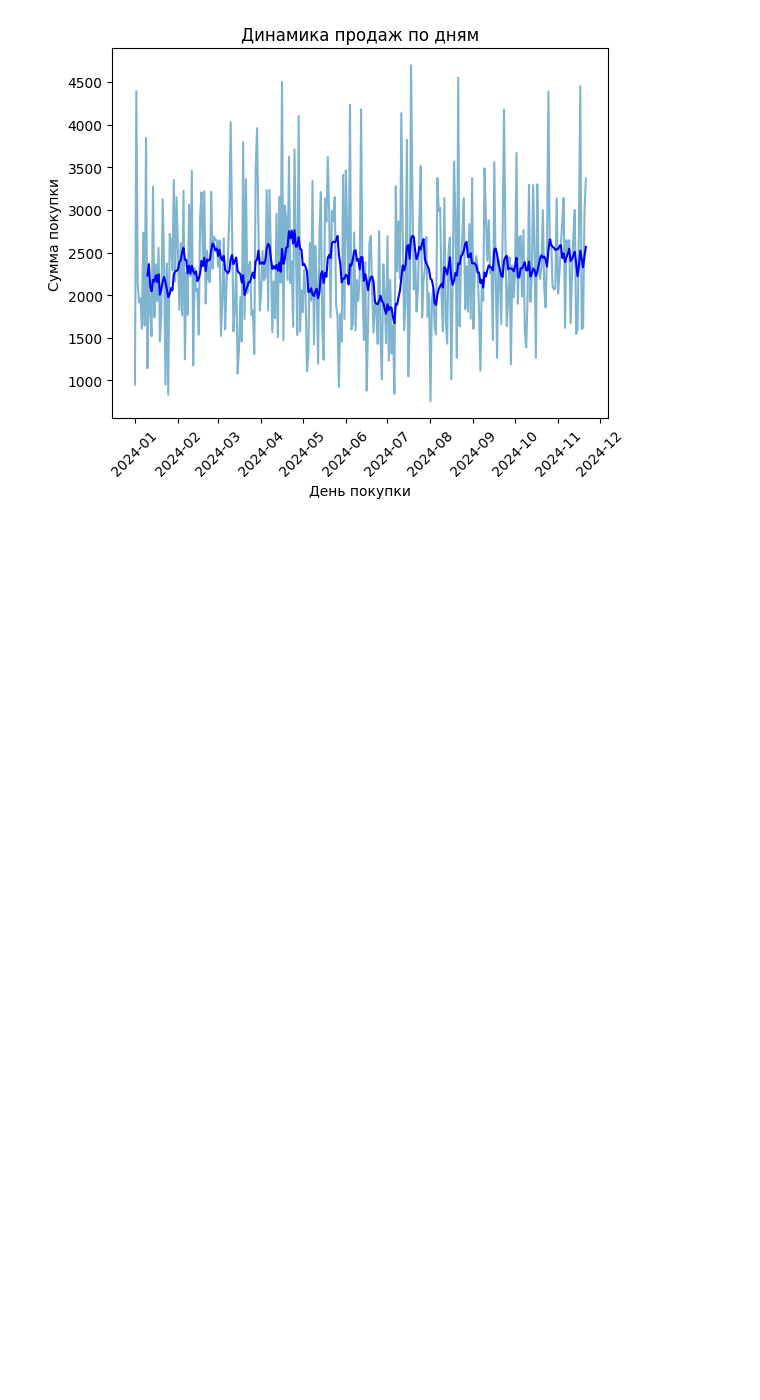
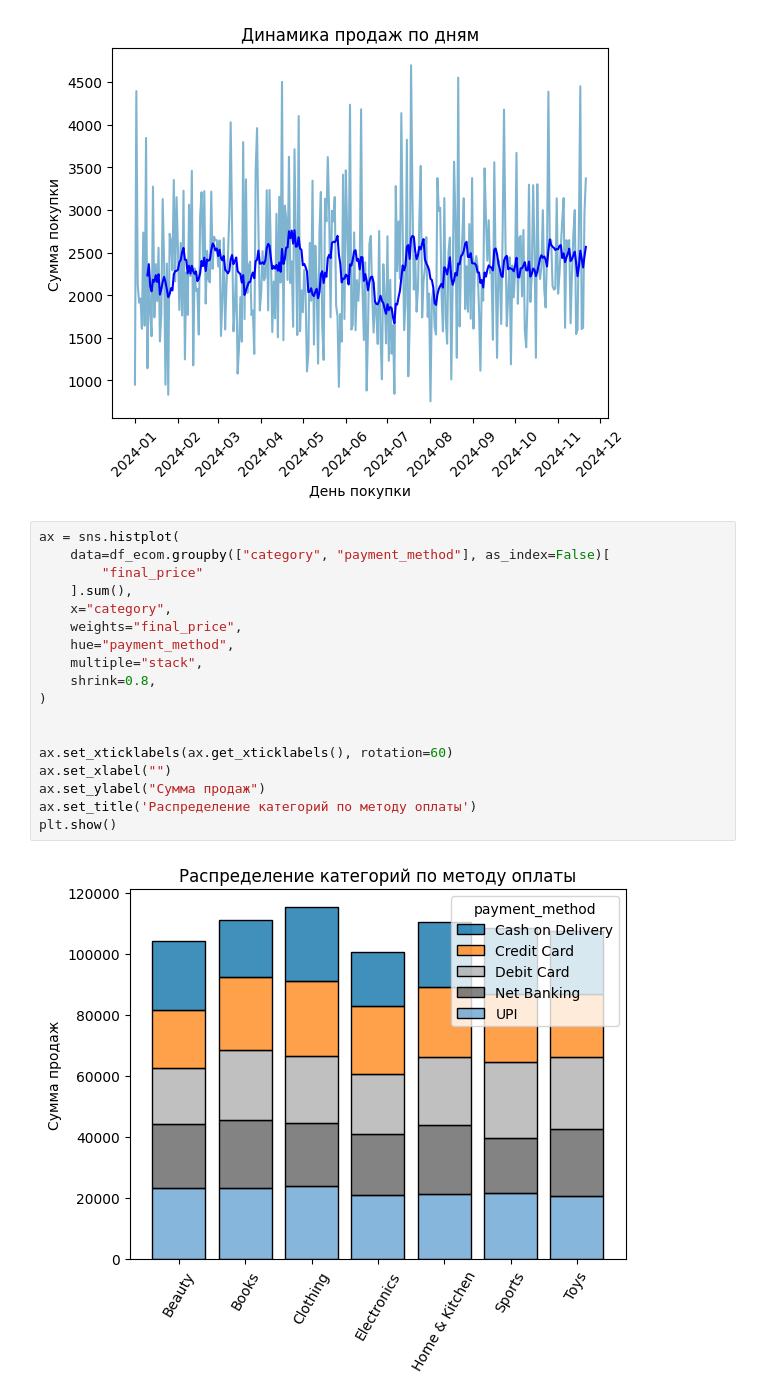
Before and after one commit to SirAlexFer/data_analysis, a Jupyter notebook: 01. Ecommerce/notebooks/02. eda.ipynb, the cells around one changed output. Cells and saved outputs as stored; diff of their text form; blank space fills up the shorter version.

Commit message:
Add plot category

```diff
--- a/01. Ecommerce/notebooks/02. eda.ipynb
+++ b/01. Ecommerce/notebooks/02. eda.ipynb
@@ -307,3 +307,23 @@ plt.ylabel('Сумма покупки')
 plt.show()
 # %% [output]
 [figure]
+# %%
+ax = sns.histplot(
+    data=df_ecom.groupby(["category", "payment_method"], as_index=False)[
+        "final_price"
+    ].sum(),
+    x="category",
+    weights="final_price",
+    hue="payment_method",
+    multiple="stack",
+    shrink=0.8,
+)
+
+
+ax.set_xticklabels(ax.get_xticklabels(), rotation=60)
+ax.set_xlabel("")
+ax.set_ylabel("Сумма продаж")
+ax.set_title('Распределение категорий по методу оплаты')
+plt.show()
+# %% [output]
+[figure, added]
```
Also changed, not shown: parts of 1 cell of this notebook.
